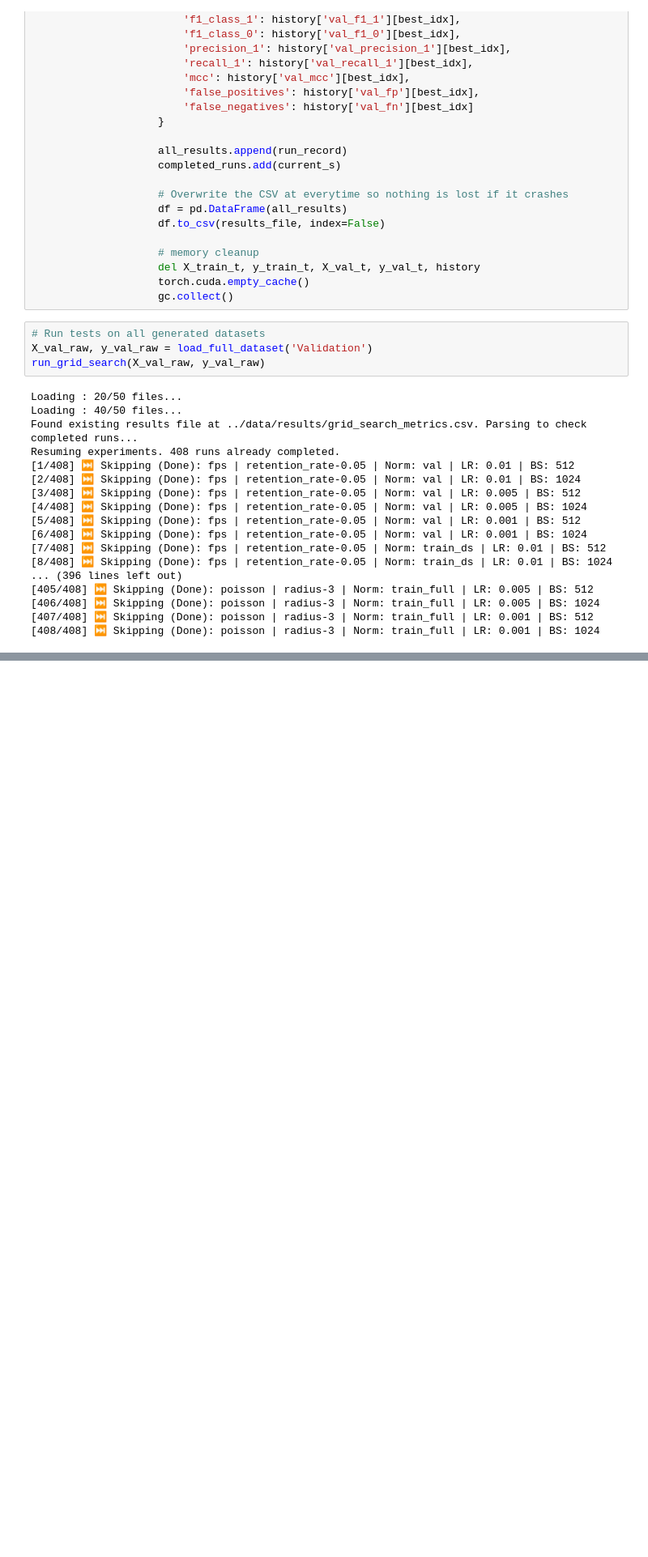
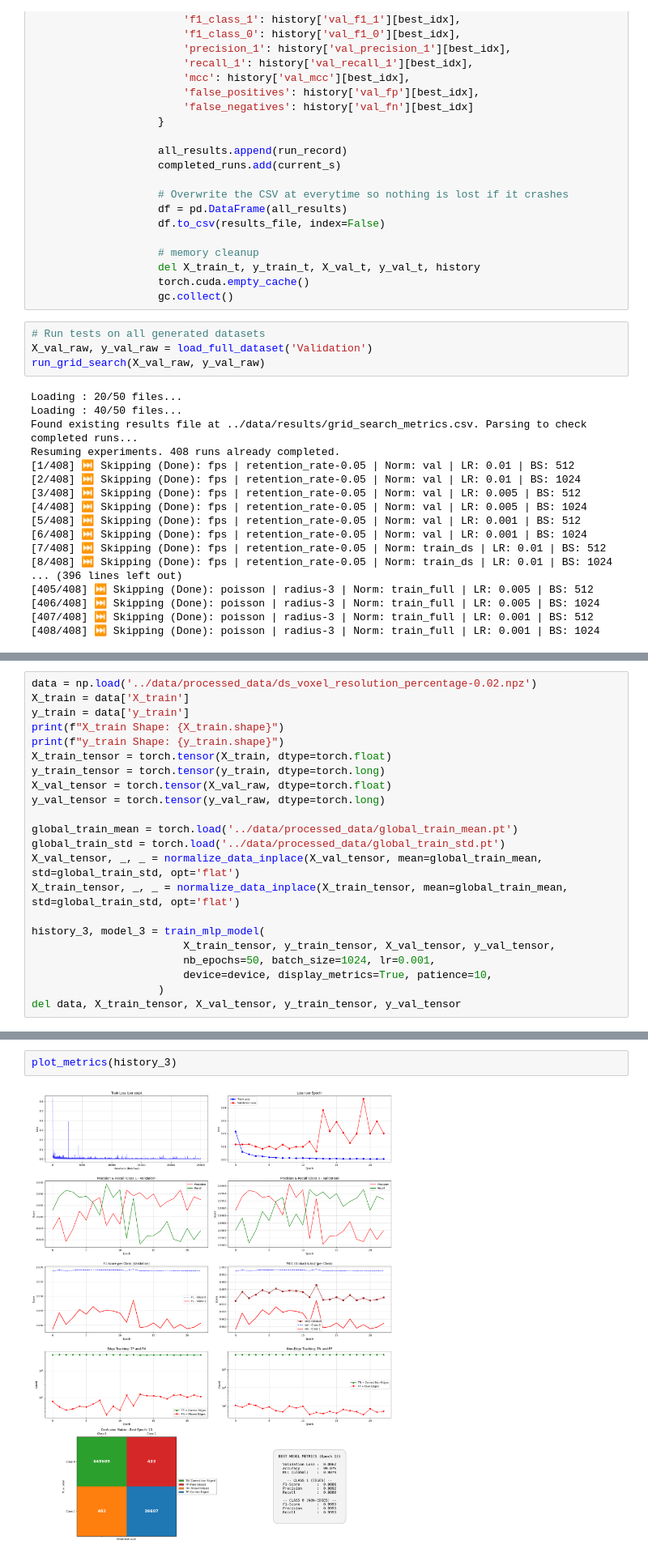
Before and after one commit to mmando73/ter-abc-challenge, a Jupyter notebook: notebooks/MLP_downsampling_v1.ipynb, the cells around one changed output, grey strips where cells are left out. Shown at 81% size. Cells and saved outputs as stored; diff of their text form; blank space fills up the shorter version.

```diff
--- a/notebooks/MLP_downsampling_v1.ipynb
+++ b/notebooks/MLP_downsampling_v1.ipynb
@@ -917,0 +1155,22 @@ display(best_models)
+# %%
+data = np.load('../data/processed_data/ds_voxel_resolution_percentage-0.02.npz')
+X_train = data['X_train']
+y_train = data['y_train']
+print(f"X_train Shape: {X_train.shape}")
+print(f"y_train Shape: {y_train.shape}")
+X_train_tensor = torch.tensor(X_train, dtype=torch.float)
+y_train_tensor = torch.tensor(y_train, dtype=torch.long)
+X_val_tensor = torch.tensor(X_val_raw, dtype=torch.float)
+y_val_tensor = torch.tensor(y_val_raw, dtype=torch.long)
+
+global_train_mean = torch.load('../data/processed_data/global_train_mean.pt')
+global_train_std = torch.load('../data/processed_data/global_train_std.pt')
+X_val_tensor, _, _ = normalize_data_inplace(X_val_tensor, mean=global_train_mean, std=global_train_std, opt='flat')
+X_train_tensor, _, _ = normalize_data_inplace(X_train_tensor, mean=global_train_mean, std=global_train_std, opt='flat')
+
+history_3, model_3 = train_mlp_model(
+                        X_train_tensor, y_train_tensor, X_val_tensor, y_val_tensor,
+                        nb_epochs=50, batch_size=1024, lr=0.001,
+                        device=device, display_metrics=True, patience=10,
+                    )
+del data, X_train_tensor, X_val_tensor, y_train_tensor, y_val_tensor
@@ -917,0 +1195,4 @@ display(best_models)
+# %%
+plot_metrics(history_3)
+# %% [output]
+[figure, added]
```
Also changed, not shown: parts of 10 cells of this notebook.
